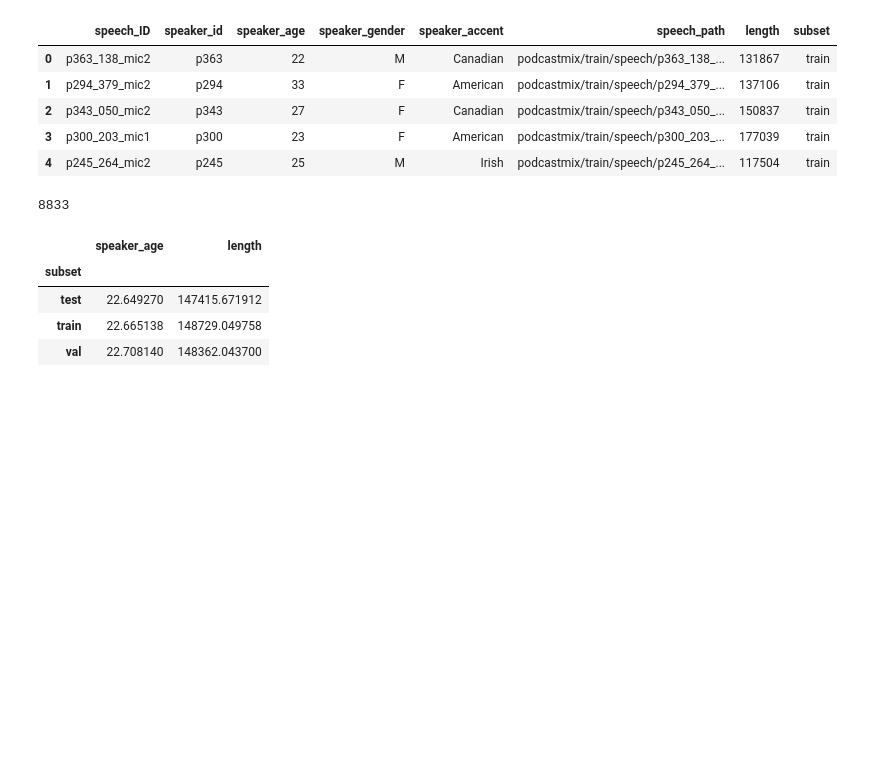
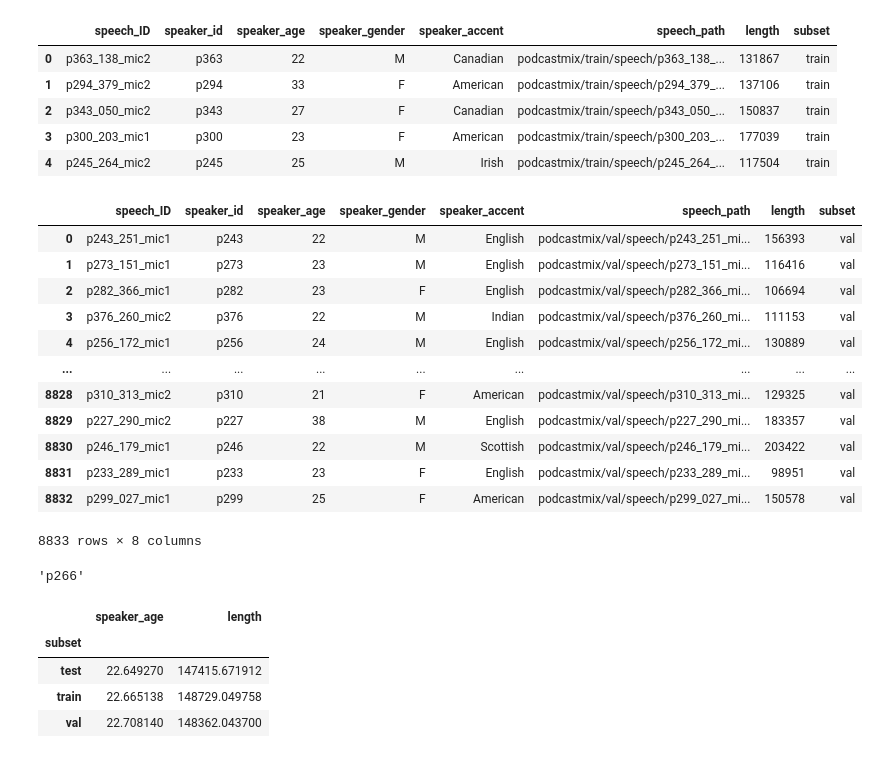
Before and after one commit to nschmidtg/Podcastmix, a Jupyter notebook: PodcastMix_audio_features.ipynb, the cells around one changed output. Drawn from its saved outputs; the diff is of its cells as text; code cells hidden in the pictures; blank space fills up the shorter version.

```diff
--- a/PodcastMix_audio_features.ipynb
+++ b/PodcastMix_audio_features.ipynb
@@ -49,7 +49,19 @@ data.head()
 | 2 | p343_050_mic2 | p343 | 27 | F | Canadian | podcastmix/train/speech/p343_050_... | 150837 | train |
 | 3 | p300_203_mic1 | p300 | 23 | F | American | podcastmix/train/speech/p300_203_... | 177039 | train |
 | 4 | p245_264_mic2 | p245 | 25 | M | Irish | podcastmix/train/speech/p245_264_... | 117504 | train |
-# %%
-len(val_data)
-# %% [output]
-8833
+# %%
+val_data
+# %% [output]
+|  | speech_ID | speaker_id | speaker_age | speaker_gender | speaker_accent | speech_path | length | subset |
+| 0 | p243_251_mic1 | p243 | 22 | M | English | podcastmix/val/speech/p243_251_mi... | 156393 | val |
+| 1 | p273_151_mic1 | p273 | 23 | M | English | podcastmix/val/speech/p273_151_mi... | 116416 | val |
+| 2 | p282_366_mic1 | p282 | 23 | F | English | podcastmix/val/speech/p282_366_mi... | 106694 | val |
+| 3 | p376_260_mic2 | p376 | 22 | M | Indian | podcastmix/val/speech/p376_260_mi... | 111153 | val |
+| 4 | p256_172_mic1 | p256 | 24 | M | English | podcastmix/val/speech/p256_172_mi... | 130889 | val |
+| ... | ... | ... | ... | ... | ... | ... | ... | ... |
+| 8828 | p310_313_mic2 | p310 | 21 | F | American | podcastmix/val/speech/p310_313_mi... | 129325 | val |
+| 8829 | p227_290_mic2 | p227 | 38 | M | English | podcastmix/val/speech/p227_290_mi... | 183357 | val |
+| 8830 | p246_179_mic1 | p246 | 22 | M | Scottish | podcastmix/val/speech/p246_179_mi... | 203422 | val |
+| 8831 | p233_289_mic1 | p233 | 23 | F | English | podcastmix/val/speech/p233_289_mi... | 98951 | val |
+| 8832 | p299_027_mic1 | p299 | 25 | F | American | podcastmix/val/speech/p299_027_mi... | 150578 | val |
+8833 rows × 8 columns
@@ -56,3 +81,7 @@ len(val_data)
+# %%
+non_speaker_id
+# %% [output]
+'p266'
 # %%
 data.groupby("subset").mean()
 # %% [output]
```
Also changed, not shown: parts of 4 cells of this notebook, 4 other files.
